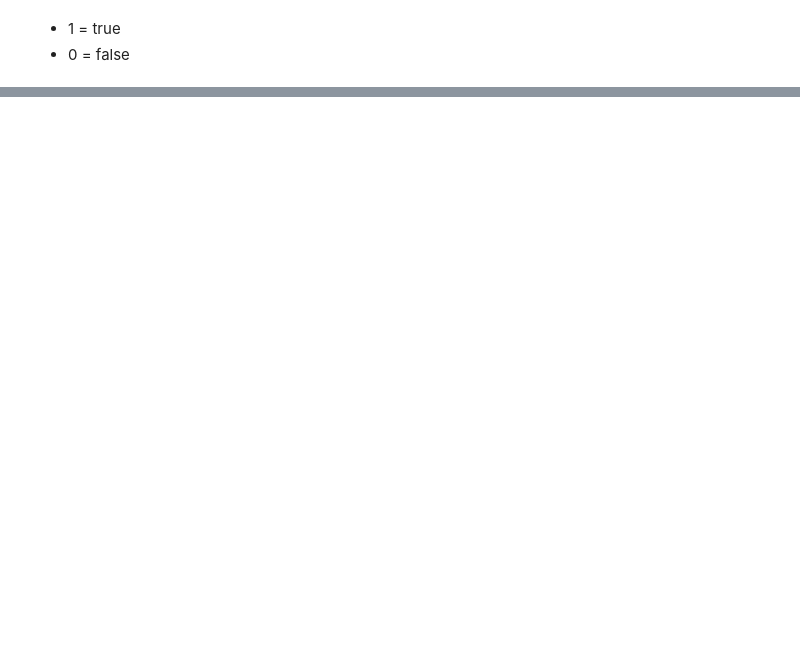
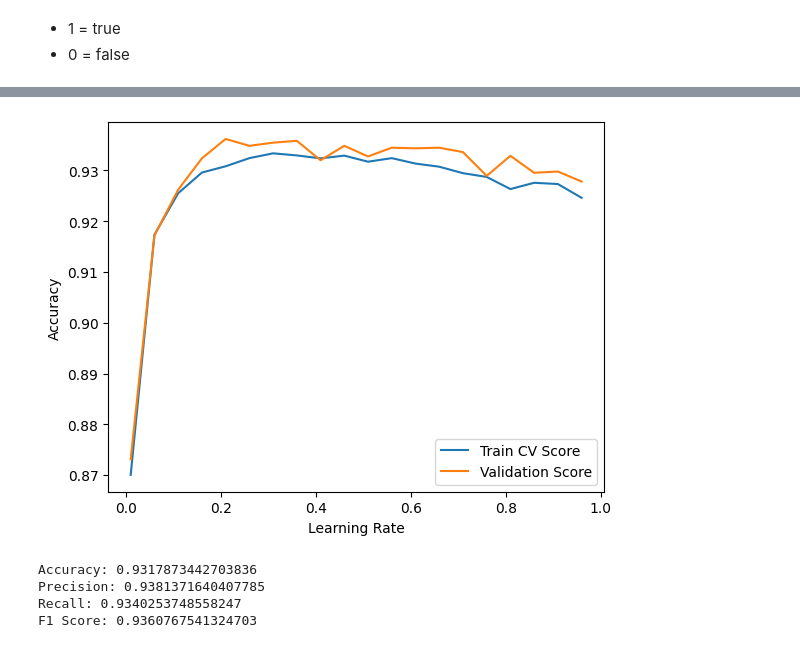
Before and after one commit to Hawawou/fake_news_classification, a Jupyter notebook: xgboost.ipynb, the cells around one changed output, grey strips where cells are left out. Drawn from its saved outputs; the diff is of its cells as text; code cells hidden in the pictures; blank space fills up the shorter version.

```diff
--- a/xgboost.ipynb
+++ b/xgboost.ipynb
@@ -50,0 +60,11 @@ memory usage: 1.7+ MB
+# %%
+from sentence_transformers import SentenceTransformer
+model = SentenceTransformer('distilbert-base-nli-stsb-mean-tokens')
+# %%
+train = X_train['text'].to_list()
+val = X_val['text'].to_list()
+test = X_test['text'].to_list()
+# %%
+train_embeddings = model.encode(train)
+val_embeddings = model.encode(val)
+test_embeddings = model.encode(test)
@@ -50,0 +79,38 @@ memory usage: 1.7+ MB
+# %%
+learning_rate = np.arange(0.01, 1, 0.05)
+train_results = []
+val_results = []
+for lr in learning_rate:
+    model = xgb.XGBClassifier(learning_rate=lr)
+
+    # Perform cross-validation on the training set
+    cv_scores = cross_val_score(model, train_embeddings, y_train, cv=5)  # 5-fold cross-validation
+
+    # Store the mean score from cross-validation
+    train_results.append(np.mean(cv_scores))
+
+    # Whatfit the model and score on the validation set
+    model.fit(train_embeddings, y_train)
+    val_score = model.score(val_embeddings, y_val)
+    val_results.append(val_score)
+# %%
+plt.plot(learning_rate, train_results, label='Train CV Score')
+plt.plot(learning_rate, val_results, label='Validation Score')
+plt.xlabel('Learning Rate')
+plt.ylabel('Accuracy')
+plt.legend()
+plt.show()
+# %% [output]
+[figure, added]
+# %%
+from sklearn.metrics import accuracy_score, precision_score, recall_score, f1_score
+preds = model.predict(test_embeddings)
+print(f"Accuracy: {accuracy_score(y_test, preds)}")
+print(f"Precision: {precision_score(y_test, preds)}")
+print(f"Recall: {recall_score(y_test, preds)}")
+print(f"F1 Score: {f1_score(y_test, preds)}")
+# %% [output]
+Accuracy: 0.9317873442703836
+Precision: 0.9381371640407785
+Recall: 0.9340253748558247
+F1 Score: 0.9360767541324703
```
Also changed, not shown: parts of 14 cells of this notebook, 7 other files.
